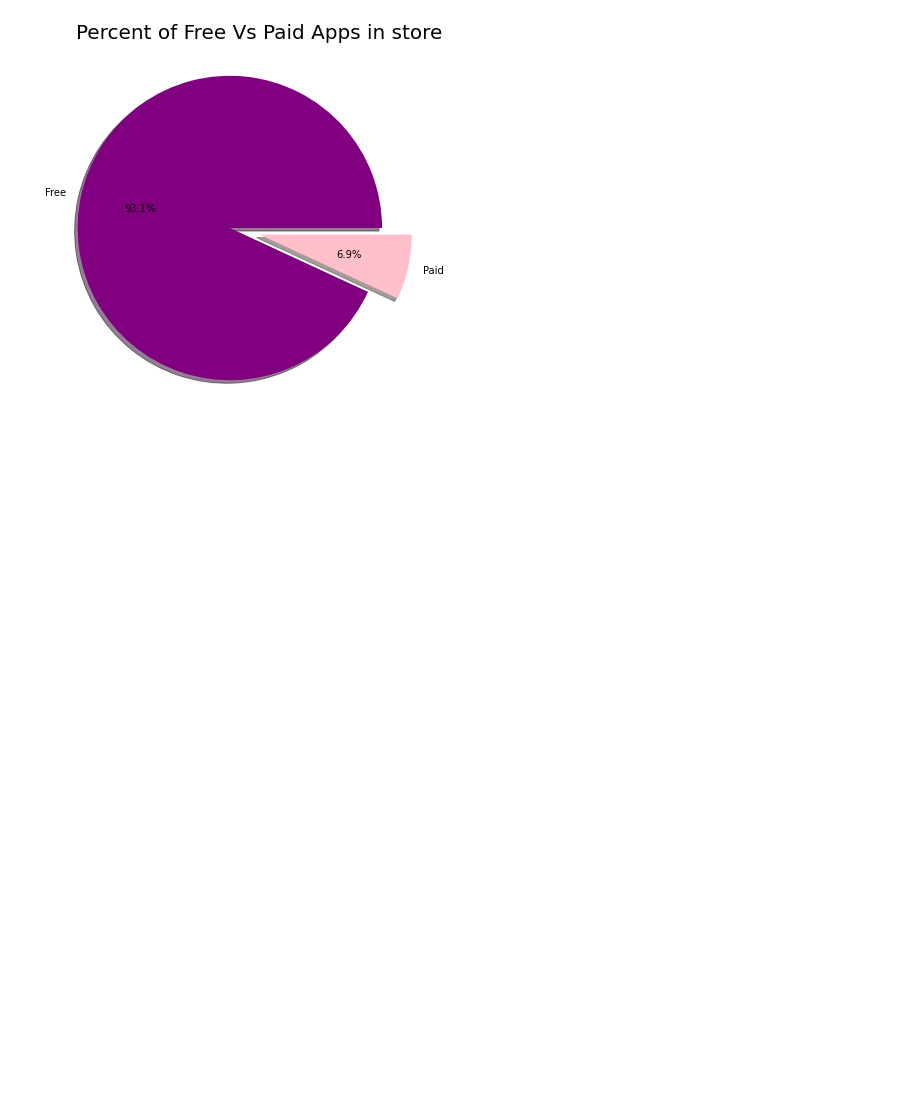
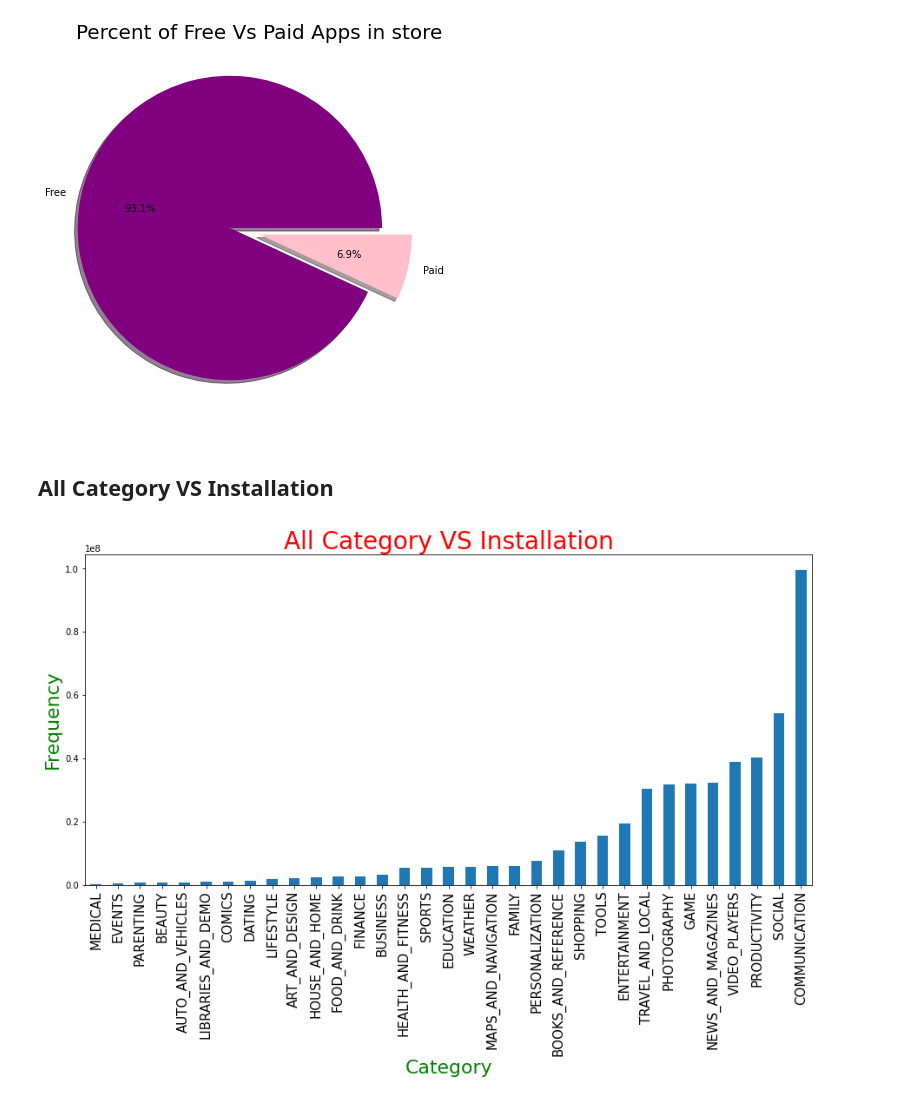
Before and after one commit to MrVishalKumbhar/Google_Play_Store_Review, a Jupyter notebook: Google_platstore_review.ipynb, the cells around one changed output. Saved outputs shown, nothing was run; the diff lists cells and outputs as text; code cells hidden in the pictures; blank space fills up the shorter version.

Commit message:
#Category_VS_Installs

```diff
--- a/Google_platstore_review.ipynb
+++ b/Google_platstore_review.ipynb
@@ -502,3 +502,14 @@ explode = (0.2,0)
 plt.show()
 # %% [output]
 [figure]
+# %% [markdown]
+## All Category VS Installation
+# %%
+df.groupby('Category')['Installs'].mean().round(0).sort_values(ascending=True).plot(kind="bar")
+plt.xticks(size=15)
+plt.ylabel("Frequency",size=22,c="g")
+plt.xlabel("Category",size=22,c="g")
+plt.title("All Category VS Installation",size=28,c="r")
+plt.show()
+# %% [output]
+[figure, added]
```
